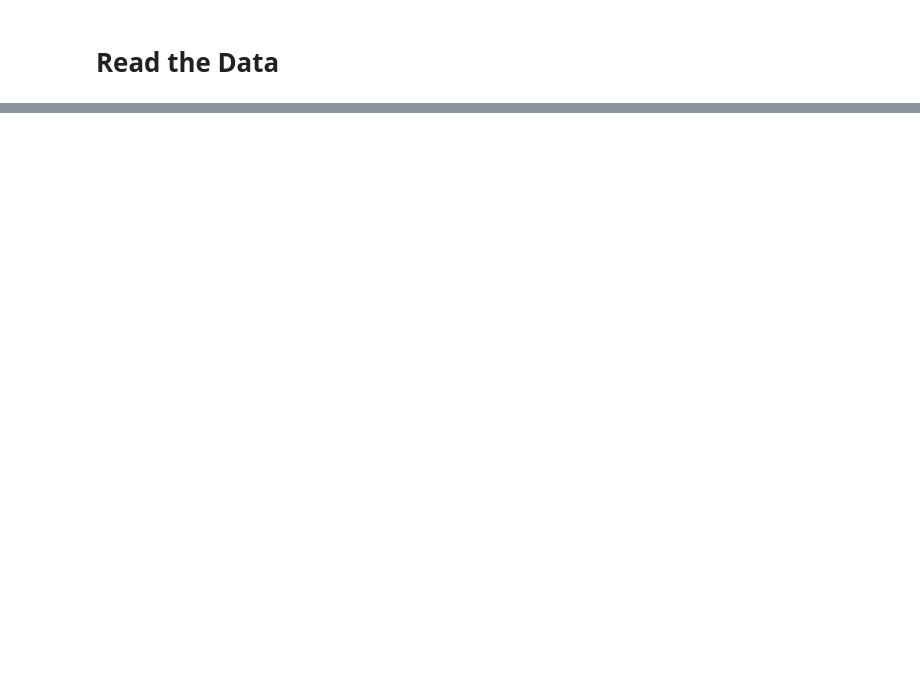
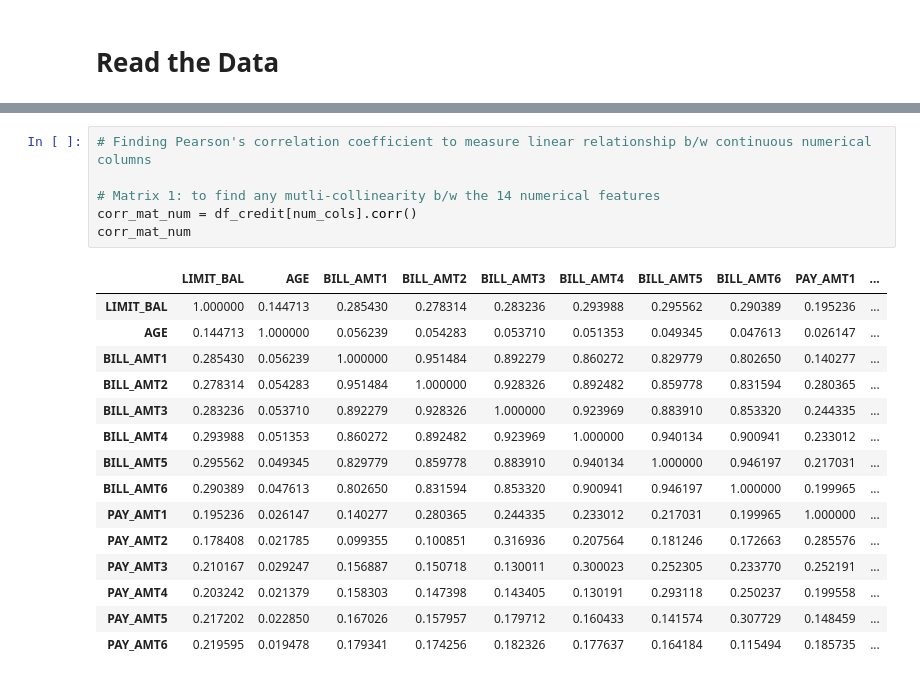
Before and after one commit to Knchna/Credit_Default_Preprocessing, a Jupyter notebook: Credit_Default_Preprocessing.ipynb, the cells around one changed output, grey strips where cells are left out. Drawn from its saved outputs; the diff is of its cells as text; blank space fills up the shorter version.

```diff
--- a/Credit_Default_Preprocessing.ipynb
+++ b/Credit_Default_Preprocessing.ipynb
@@ -40,0 +57,22 @@ df_credit.head(20)
+# %%
+# Finding Pearson's correlation coefficient to measure linear relationship b/w continuous numerical columns
+
+# Matrix 1: to find any mutli-collinearity b/w the 14 numerical features
+corr_mat_num = df_credit[num_cols].corr()
+corr_mat_num
+# %% [output]
+|  | LIMIT_BAL | AGE | BILL_AMT1 | BILL_AMT2 | BILL_AMT3 | BILL_AMT4 | BILL_AMT5 | BILL_AMT6 | PAY_AMT1 | ... |
+| LIMIT_BAL | 1.000000 | 0.144713 | 0.285430 | 0.278314 | 0.283236 | 0.293988 | 0.295562 | 0.290389 | 0.195236 | ... |
+| AGE | 0.144713 | 1.000000 | 0.056239 | 0.054283 | 0.053710 | 0.051353 | 0.049345 | 0.047613 | 0.026147 | ... |
+| BILL_AMT1 | 0.285430 | 0.056239 | 1.000000 | 0.951484 | 0.892279 | 0.860272 | 0.829779 | 0.802650 | 0.140277 | ... |
+| BILL_AMT2 | 0.278314 | 0.054283 | 0.951484 | 1.000000 | 0.928326 | 0.892482 | 0.859778 | 0.831594 | 0.280365 | ... |
+| BILL_AMT3 | 0.283236 | 0.053710 | 0.892279 | 0.928326 | 1.000000 | 0.923969 | 0.883910 | 0.853320 | 0.244335 | ... |
+| BILL_AMT4 | 0.293988 | 0.051353 | 0.860272 | 0.892482 | 0.923969 | 1.000000 | 0.940134 | 0.900941 | 0.233012 | ... |
+| BILL_AMT5 | 0.295562 | 0.049345 | 0.829779 | 0.859778 | 0.883910 | 0.940134 | 1.000000 | 0.946197 | 0.217031 | ... |
+| BILL_AMT6 | 0.290389 | 0.047613 | 0.802650 | 0.831594 | 0.853320 | 0.900941 | 0.946197 | 1.000000 | 0.199965 | ... |
+| PAY_AMT1 | 0.195236 | 0.026147 | 0.140277 | 0.280365 | 0.244335 | 0.233012 | 0.217031 | 0.199965 | 1.000000 | ... |
+| PAY_AMT2 | 0.178408 | 0.021785 | 0.099355 | 0.100851 | 0.316936 | 0.207564 | 0.181246 | 0.172663 | 0.285576 | ... |
+| PAY_AMT3 | 0.210167 | 0.029247 | 0.156887 | 0.150718 | 0.130011 | 0.300023 | 0.252305 | 0.233770 | 0.252191 | ... |
+| PAY_AMT4 | 0.203242 | 0.021379 | 0.158303 | 0.147398 | 0.143405 | 0.130191 | 0.293118 | 0.250237 | 0.199558 | ... |
+| PAY_AMT5 | 0.217202 | 0.022850 | 0.167026 | 0.157957 | 0.179712 | 0.160433 | 0.141574 | 0.307729 | 0.148459 | ... |
+| PAY_AMT6 | 0.219595 | 0.019478 | 0.179341 | 0.174256 | 0.182326 | 0.177637 | 0.164184 | 0.115494 | 0.185735 | ... |
```
Also changed, not shown: parts of 16 cells of this notebook.
